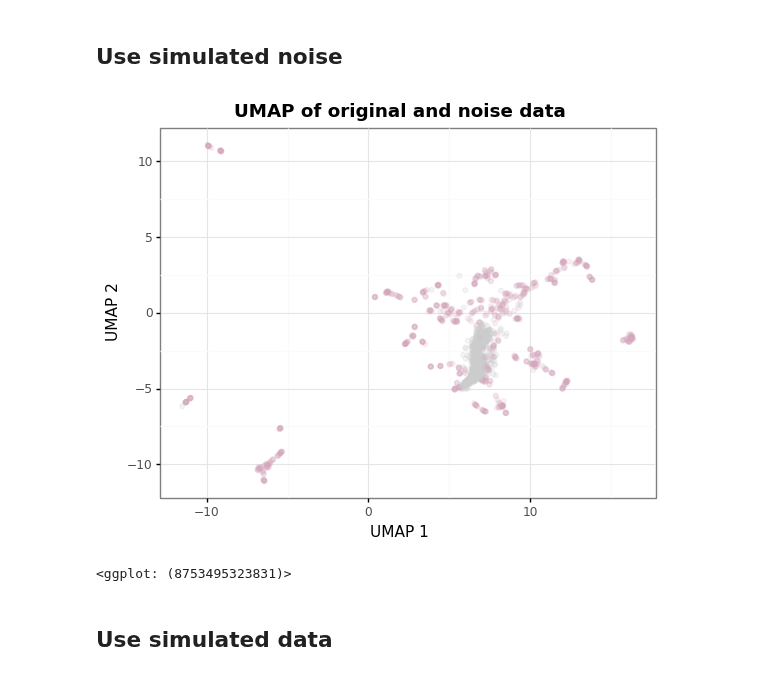
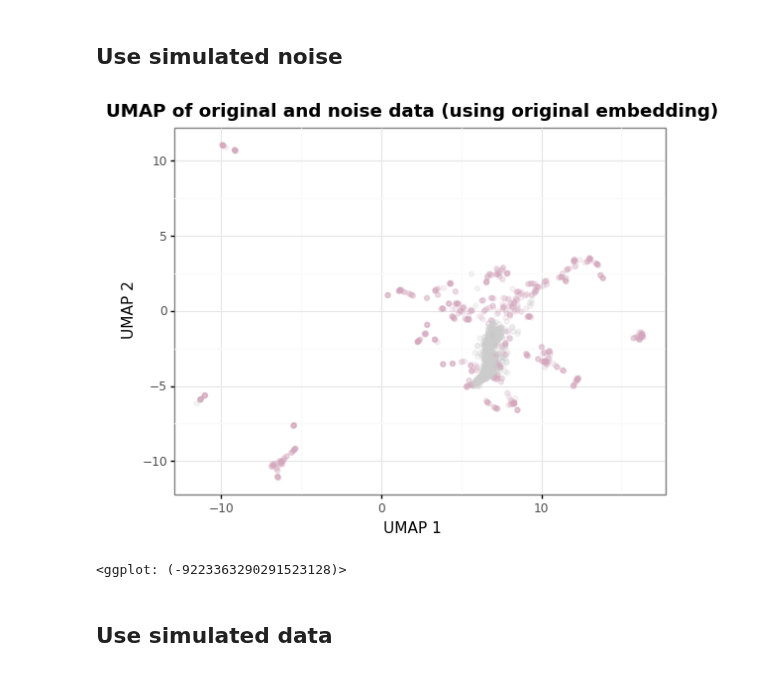
Before and after one commit to greenelab/simulate-expression-compendia, a Jupyter notebook: misc_analysis/test_umap.ipynb, the cells around one changed output. Saved outputs shown, nothing was run; the diff lists cells and outputs as text; code cells hidden in the pictures.

```diff
--- a/misc_analysis/test_umap.ipynb
+++ b/misc_analysis/test_umap.ipynb
@@ -116,7 +119,7 @@ simulated_noise_data = simulate_noise(1000, 5549)
 # Get and save model
 model_original = umap.UMAP(random_state=randomState).fit(normalized_data)
 
-input_data_UMAPencoded = model.transform(normalized_data)
+input_data_UMAPencoded = model_original.transform(normalized_data)
 input_data_UMAPencoded_df = pd.DataFrame(data=input_data_UMAPencoded,
                                          index=normalized_data.index,
                                          columns=['1','2'])
@@ -129,33 +132,35 @@ simulated_data_noise_UMAPencoded_df = pd.DataFrame(data=simulated_noise_data_UMA
 # %%
 # Overlay original input vs simulated data
 
 # Add label for input or simulated dataset
 input_data_UMAPencoded_df['dataset'] = 'original'
-simulated_noise_data_UMAPencoded_df['dataset'] = 'simulated'
+simulated_data_noise_UMAPencoded_df['dataset'] = 'simulated'
 
 # Concatenate input and simulated dataframes together
-combined_data_df = pd.concat([input_data_UMAPencoded_df, simulated_noise_data_UMAPencoded_df])
+combined_data_df = pd.concat([input_data_UMAPencoded_df, simulated_data_noise_UMAPencoded_df])
 
 # Plot
-g_input_sim = ggplot(combined_data_df[combined_data_df['dataset'] == 'original'], aes(x='1', y='2')) \
-+ geom_point(color='#d5a6bd',
-             alpha=0.15) \
-+ labs(x = "UMAP 1", y = "UMAP 2", title = "UMAP of original and noise data (using original embedding)") \
-+ theme_bw() \
-+ theme(
+g_input_sim = ggplot(combined_data_df[combined_data_df['dataset'] == 'original'], aes(x='1', y='2'))
+g_input_sim += geom_point(color='#d5a6bd',
+                          alpha=0.15)
+g_input_sim += labs(x = "UMAP 1",
+                    y = "UMAP 2",
+                    title = "UMAP of original and noise data (using original embedding)")
+g_input_sim += theme_bw()
+g_input_sim += theme(
     legend_title_align = "center",
     plot_background=element_rect(fill='white'),
     legend_key=element_rect(fill='white', colour='white'),
     plot_title=element_text(weight='bold')
-) \
-+ geom_point(combined_data_df[combined_data_df['dataset'] == 'simulated'],
-                 alpha=0.2,
-                 color='#cccccc')
+)
+g_input_sim += geom_point(combined_data_df[combined_data_df['dataset'] == 'simulated'],
+                          alpha=0.2,
+                          color='#cccccc')
 
 print(g_input_sim)
 # %% [output]
-[figure, old version]
+[figure, new version]
-<ggplot: (8753495323831)>
+<ggplot: (-9223363290291523128)>
 # %% [markdown]
 ## Use simulated data
 # %%
```
Also changed, not shown: parts of 4 cells of this notebook, 11 other files.
